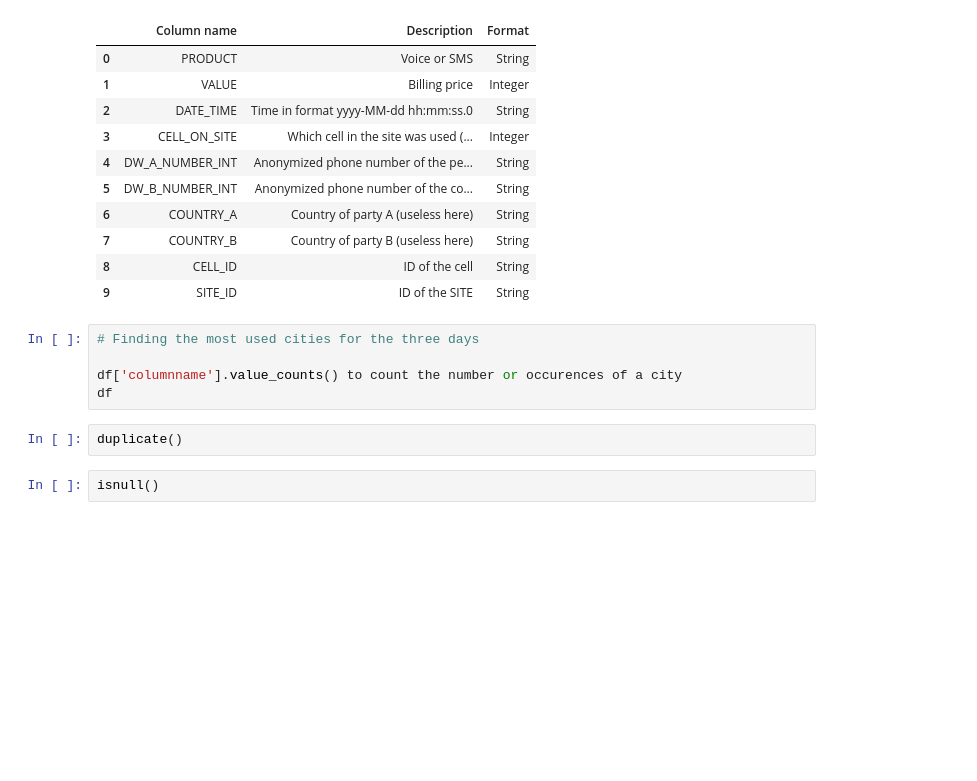
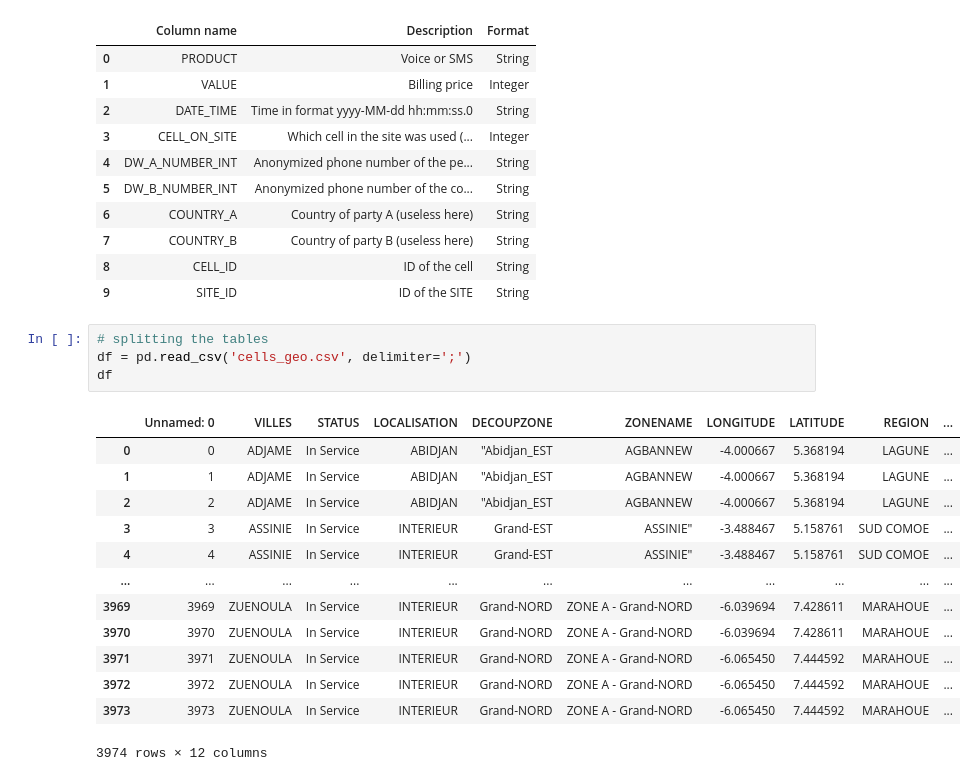
Before and after one commit to Molly-Abisage/telecom_report, a Jupyter notebook: Moringa_Data_Science_Prep_W3_Independent_Project_2020_07_Molly_Abisage_DataReport_.ipynb, the cells around one changed output. Saved outputs shown, nothing was run; the diff lists cells and outputs as text; blank space fills up the shorter version.

```diff
--- a/Moringa_Data_Science_Prep_W3_Independent_Project_2020_07_Molly_Abisage_DataReport_.ipynb
+++ b/Moringa_Data_Science_Prep_W3_Independent_Project_2020_07_Molly_Abisage_DataReport_.ipynb
@@ -110,12 +110,21 @@ df
 | 7 | COUNTRY_B | Country of party B (useless here) | String |
 | 8 | CELL_ID | ID of the cell | String |
 | 9 | SITE_ID | ID of the SITE | String |
-# %%
-# Finding the most used cities for the three days
-
-df['columnname'].value_counts() to count the number or occurences of a city
-df
-# %%
-duplicate()
-# %%
-isnull()
+# %%
+# splitting the tables
+df = pd.read_csv('cells_geo.csv', delimiter=';')
+df
+# %% [output]
+|  | Unnamed: 0 | VILLES | STATUS | LOCALISATION | DECOUPZONE | ZONENAME | LONGITUDE | LATITUDE | REGION | ... |
+| 0 | 0 | ADJAME | In Service | ABIDJAN | "Abidjan_EST | AGBANNEW | -4.000667 | 5.368194 | LAGUNE | ... |
+| 1 | 1 | ADJAME | In Service | ABIDJAN | "Abidjan_EST | AGBANNEW | -4.000667 | 5.368194 | LAGUNE | ... |
+| 2 | 2 | ADJAME | In Service | ABIDJAN | "Abidjan_EST | AGBANNEW | -4.000667 | 5.368194 | LAGUNE | ... |
+| 3 | 3 | ASSINIE | In Service | INTERIEUR | Grand-EST | ASSINIE" | -3.488467 | 5.158761 | SUD COMOE | ... |
+| 4 | 4 | ASSINIE | In Service | INTERIEUR | Grand-EST | ASSINIE" | -3.488467 | 5.158761 | SUD COMOE | ... |
+| ... | ... | ... | ... | ... | ... | ... | ... | ... | ... | ... |
+| 3969 | 3969 | ZUENOULA | In Service | INTERIEUR | Grand-NORD | ZONE A - Grand-NORD | -6.039694 | 7.428611 | MARAHOUE | ... |
+| 3970 | 3970 | ZUENOULA | In Service | INTERIEUR | Grand-NORD | ZONE A - Grand-NORD | -6.039694 | 7.428611 | MARAHOUE | ... |
+| 3971 | 3971 | ZUENOULA | In Service | INTERIEUR | Grand-NORD | ZONE A - Grand-NORD | -6.065450 | 7.444592 | MARAHOUE | ... |
+| 3972 | 3972 | ZUENOULA | In Service | INTERIEUR | Grand-NORD | ZONE A - Grand-NORD | -6.065450 | 7.444592 | MARAHOUE | ... |
+| 3973 | 3973 | ZUENOULA | In Service | INTERIEUR | Grand-NORD | ZONE A - Grand-NORD | -6.065450 | 7.444592 | MARAHOUE | ... |
+3974 rows × 12 columns
```
Also changed, not shown: parts of 4 cells of this notebook.
